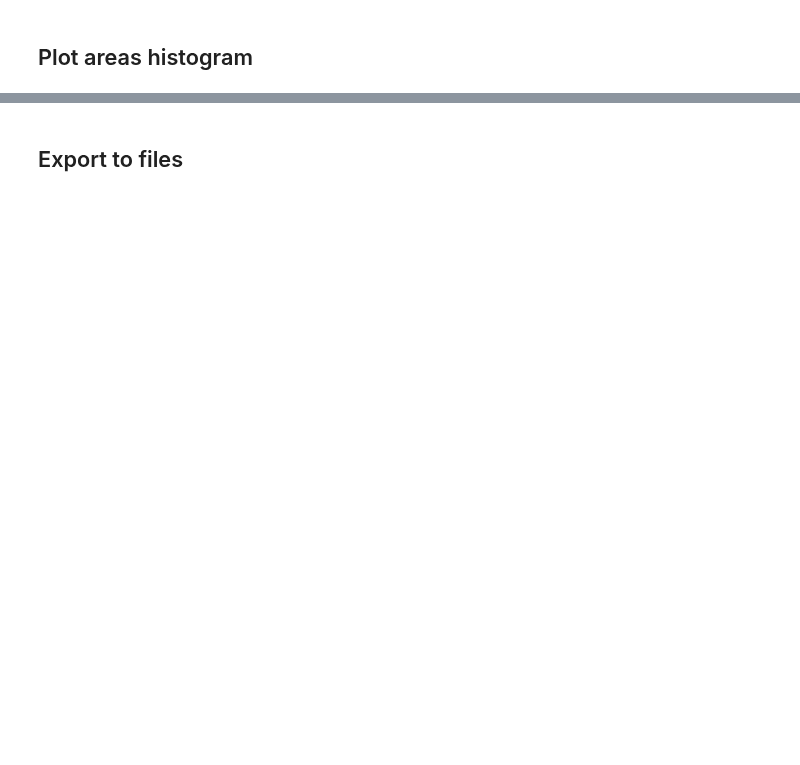
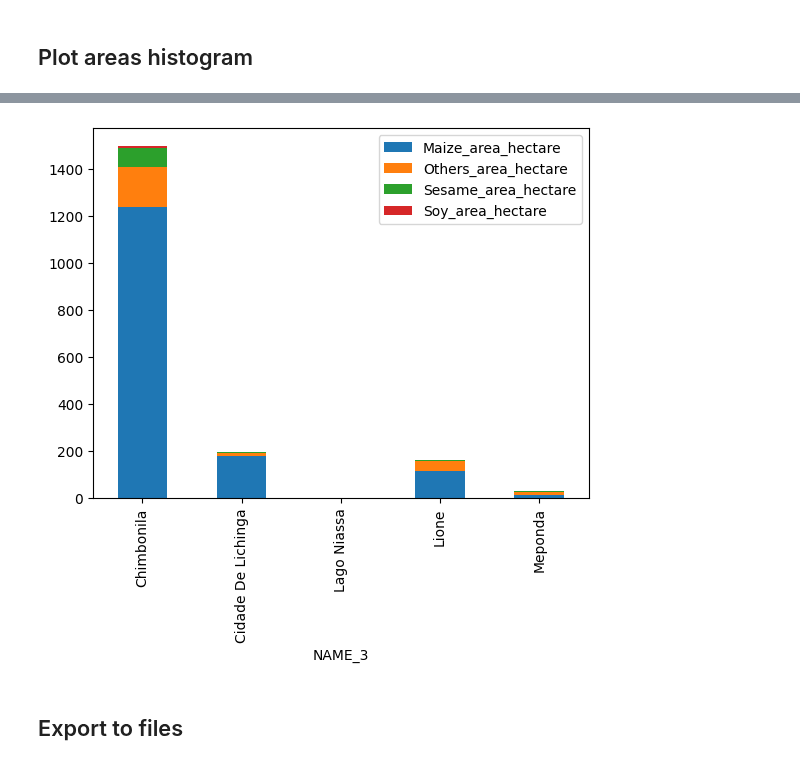
Before and after one commit to digitalearthafrica/FAO_crop_type, a Jupyter notebook: 8_Calculate_crop_statistics.ipynb, the cells around one changed output, grey strips where cells are left out. Cells and saved outputs as stored; diff of their text form; code cells hidden in the pictures; blank space fills up the shorter version.

```diff
--- a/8_Calculate_crop_statistics.ipynb
+++ b/8_Calculate_crop_statistics.ipynb
@@ -40,7 +40,7 @@ Geometries for regions where crop areas are to be calculated are loaded in a Geo
 # %%
 # select the district name for which a crop map is available
 district_name = "Nhamatanda"
-#district_name = "Lichinga"
+district_name = "Lichinga"
 
 mozambique_admins = gpd.read_file("Data/Mozambique_admin_gadm_level3.geojson")
 area_of_interest_gdf = mozambique_admins[mozambique_admins["NAME_2"]==district_name]
@@ -78,19 +74,21 @@ gdf_new=area_of_interest_gdf.copy()
 for index, district in area_of_interest_gdf.iterrows():
 
     print(f"Processing polygon {index}")
-    area_of_interest_gdf.loc[index,'ID']=index
+    #area_of_interest_gdf.loc[index,'ID']=index
+    print(area_of_interest_gdf.loc[index]['NAME_3'])
+
     # Rasterize polygon
     district_mask = xr_rasterize(
-        gdf=area_of_interest_gdf.iloc[[index]],
+        gdf=area_of_interest_gdf.loc[[index]],
         da=da_crop_type,
         transform=da_crop_type.geobox.transform,
         crs=output_crs,
     )
     for class_name, class_value in labels_dict.items():
         # convert sq m to hectare
-        crop_type_area=np.sum(district_mask==class_value)/10000.0
+        crop_type_area=np.sum(da_crop_type.where(district_mask, da_crop_type.attrs['_FillValue'])==class_value)/10000.0
         attr_name=class_name+"_area_hectare"
-        gdf_new.loc[index, attr_name] = crop_type_area
-        print('area in hectare for {}: {}'.format(class_name,crop_type_area))
+        gdf_new.loc[index, attr_name] = crop_type_area.data
+        print('Area (hectare) for {} ({}): {}'.format(class_name, class_value, crop_type_area.data))
 # %% [output]
 Processing polygon 0
@@ -106,0 +113,4 @@ gdf_new.plot(x='ID',y=[labels_dict.values()])
+# %%
+area_columns = [c for c in list(gdf_new.columns) if "area_hectare" in c]
+# %%
+gdf_new[area_columns].set_index(gdf_new[name_col])
@@ -107,3 +125,7 @@ gdf_new.plot(x='ID',y=[labels_dict.values()])
+# %%
+gdf_new[area_columns].set_index(gdf_new[name_col]).plot.bar(stacked=True);
+# %% [output]
+[figure, added]
 # %% [markdown]
 ## Export to files
 # %%
```
Also changed, not shown: parts of 5 cells of this notebook, 2 other files.
